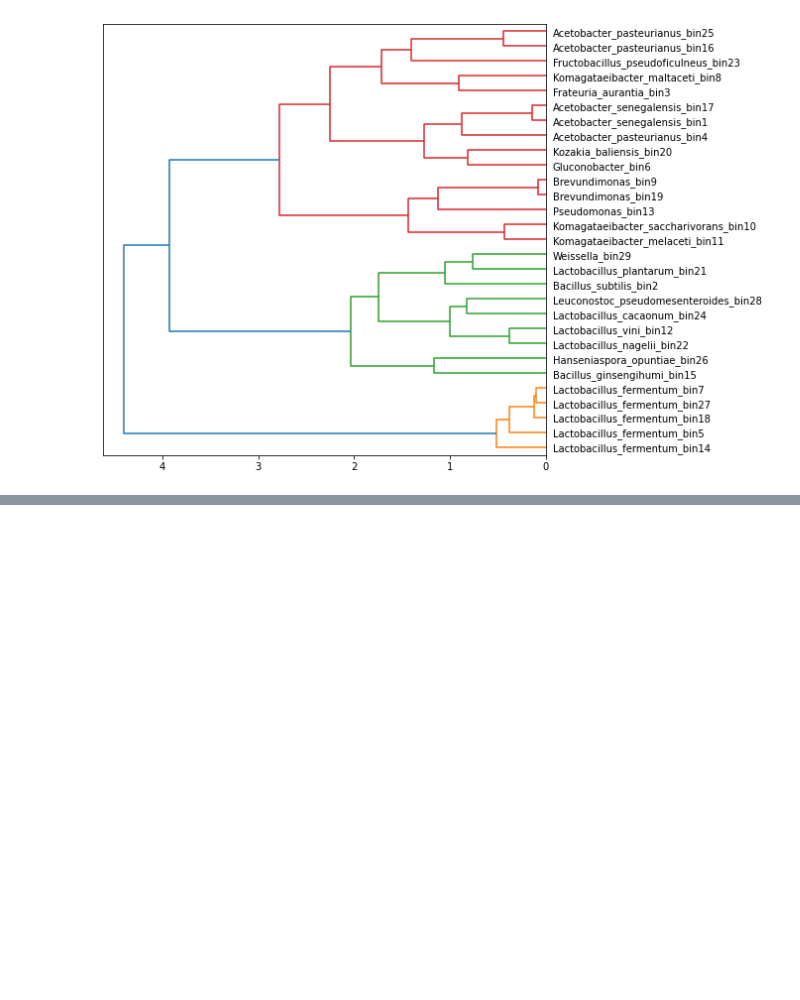
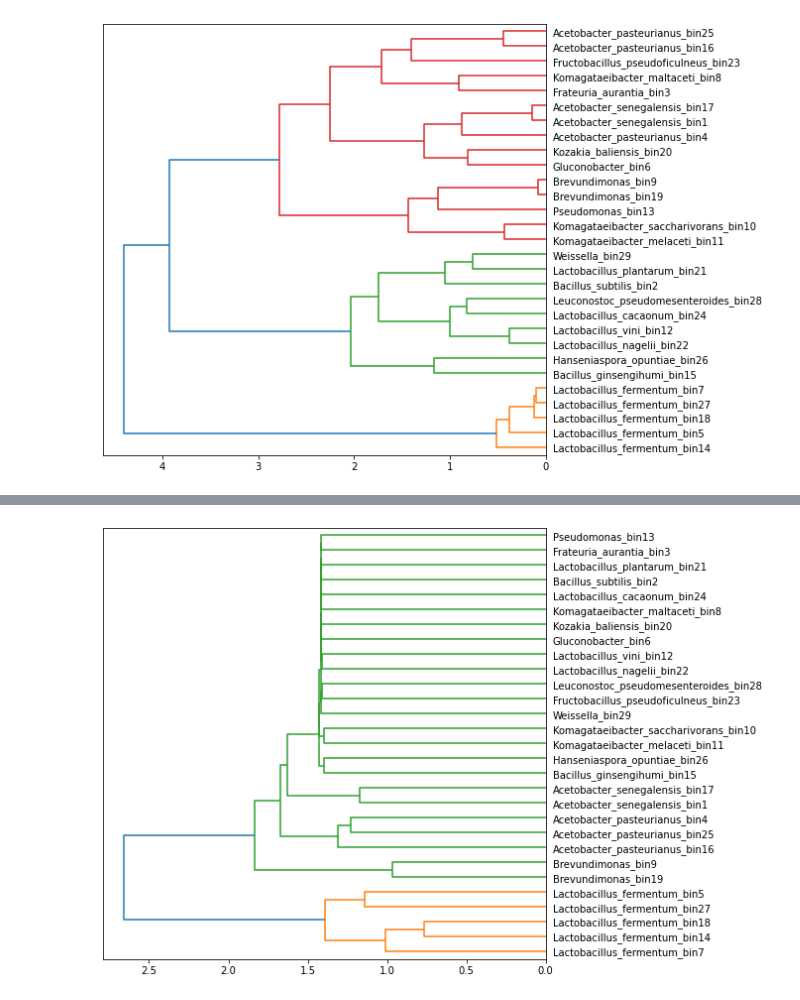
Before and after one commit to LuiggiTenorioK/minhash-benchmark, a Jupyter notebook: src/clustering.ipynb, the cells around one changed output, grey strips where cells are left out. Cells and saved outputs as stored; diff of their text form; code cells hidden in the pictures; blank space fills up the shorter version.

```diff
--- a/src/clustering.ipynb
+++ b/src/clustering.ipynb
@@ -91,0 +127,7 @@ plt.show()
+# %%
+omh_clusters = linkage(omh_heatmap, method="ward")
+plt.figure(figsize=(8, 8))
+dendrogram(omh_clusters, labels=omh_heatmap.index, leaf_rotation=0, orientation="left")
+plt.show()
+# %% [output]
+[figure, added]
```
Also changed, not shown: parts of 4 cells of this notebook, 7 other files.
